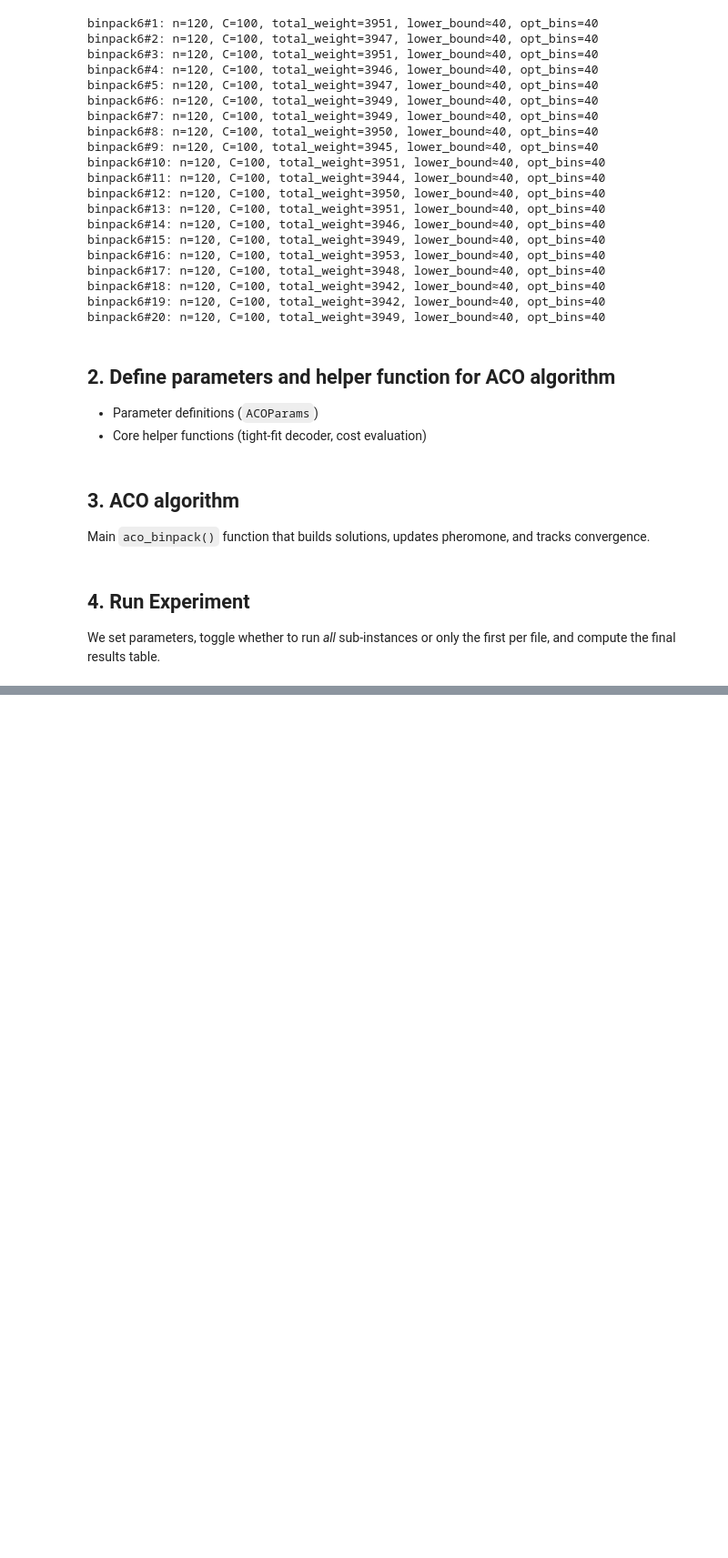
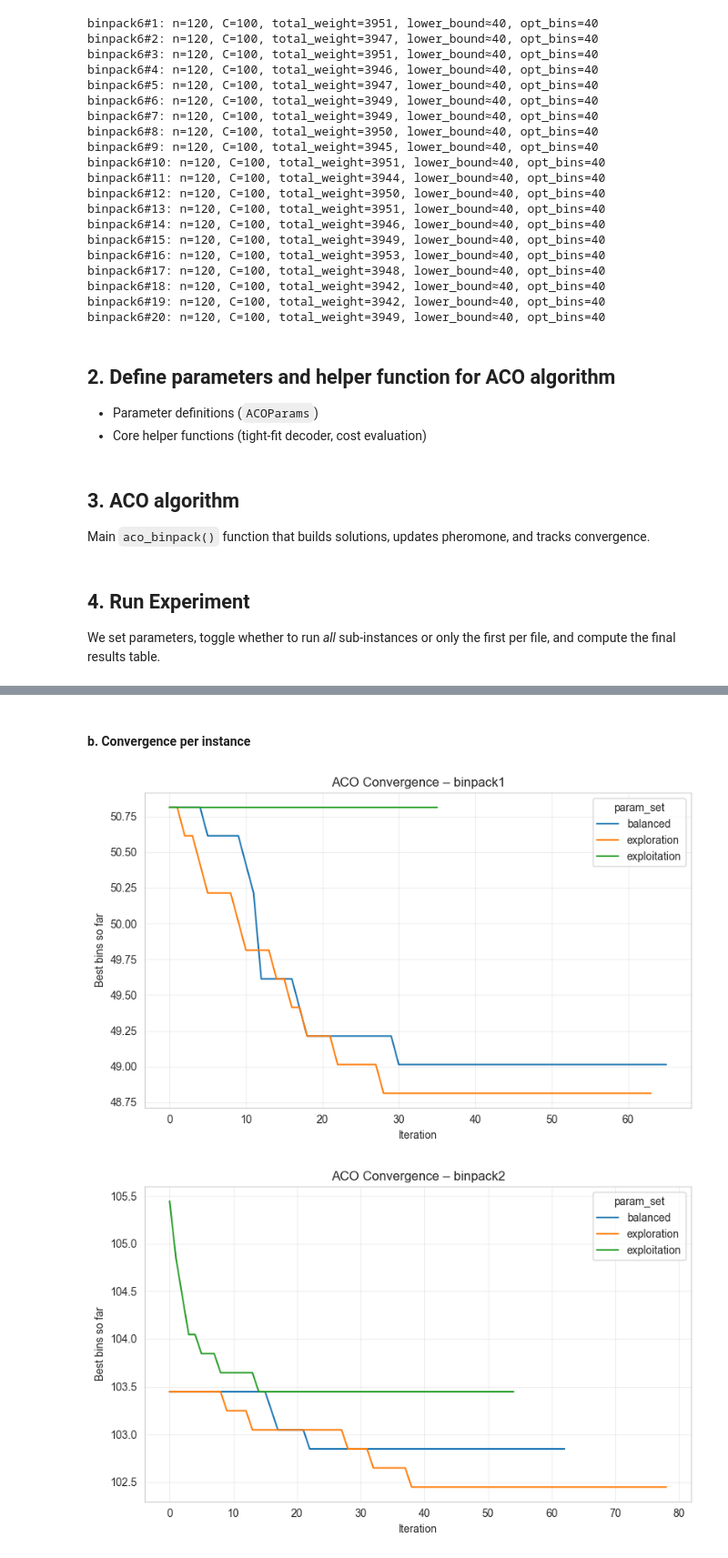
Before and after one commit to jofa016/ACIT4610---Final-Group-Project, a Jupyter notebook: ACO_new.ipynb, the cells around one changed output, grey strips where cells are left out. Shown at 91% size. Cells and saved outputs as stored; diff of their text form; code cells hidden in the pictures; blank space fills up the shorter version.

Commit message:
added performance analysis

```diff
--- a/ACO_new.ipynb
+++ b/ACO_new.ipynb
@@ -887,0 +767,18 @@ plt.show()
+# %%
+bp = binpack_tables()
+
+# Build dictionary from binpack_tables output
+opt_dict = {
+    name: int(df.attrs.get("opt_bins", np.nan))  # stored in df.attrs
+    for name, df in bp.items()
+}
+
+# Map optimal bins and instance metadata
+df_results_csv['opt_bins'] = df_results_csv['instance'].map(opt_dict)
+df_results_csv['capacity'] = df_results_csv['instance'].map({k: v.attrs['capacity'] for k, v in bp.items()})
+df_results_csv['n_items']  = df_results_csv['instance'].map({k: len(v) for k, v in bp.items()})
+
+# Compute performance gap
+df_results_csv['gap_to_opt'] = 100 * (df_results_csv['best_cost'] - df_results_csv['opt_bins']) / df_results_csv['opt_bins']
+
+df_results_csv.columns
@@ -887,0 +855,35 @@ plt.show()
+# %% [markdown]
+#### b. Convergence per instance
+# %%
+
+instances = sorted(df_results_csv["instance"].unique())
+
+for instance_id in instances:
+    subset = df_results_csv[df_results_csv["instance"] == instance_id]
+
+    plt.figure(figsize=(8, 5))
+
+    for p in subset["param_set"].unique():
+        curves = subset[subset["param_set"] == p]["history_best"].tolist()
+
+        # Ensure curves are proper lists
+        curves = [list(c) for c in curves]
+
+        # Pad curves to equal length
+        max_len = max(len(c) for c in curves)
+        curves_padded = [c + [c[-1]] * (max_len - len(c)) for c in curves]
+
+        mean_curve = np.mean(curves_padded, axis=0)
+
+        plt.plot(mean_curve, label=p)
+
+    plt.xlabel("Iteration")
+    plt.ylabel("Best bins so far")
+    plt.title(f"ACO Convergence – {instance_id}")
+    plt.grid(alpha=0.3)
+    plt.legend(title="param_set")
+    plt.tight_layout()
+    plt.show()
+# %% [output]
+[figure, added]
+[figure, added]
```
Also changed, not shown: parts of 59 cells of this notebook.
